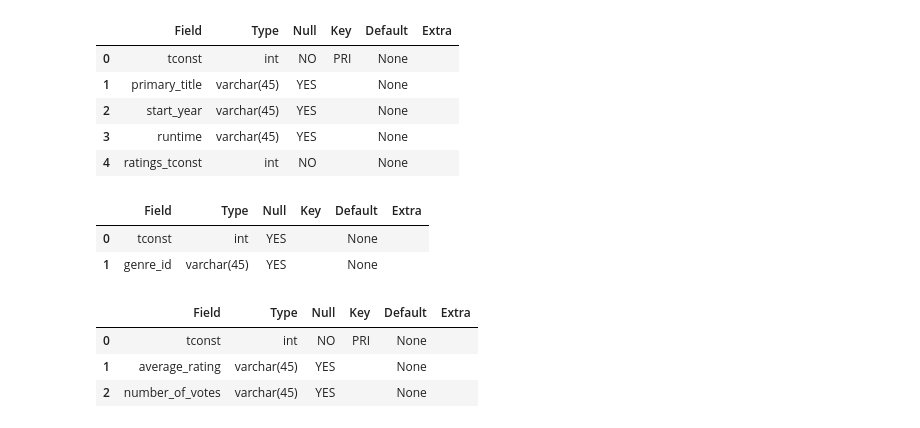
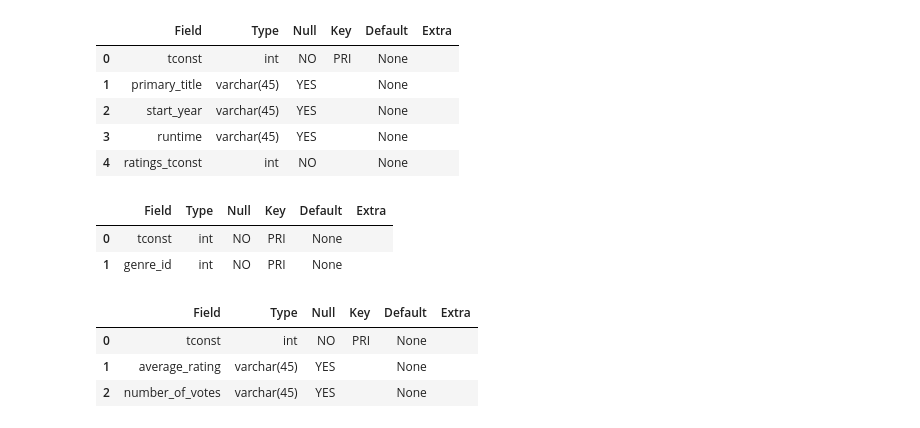
Before and after one commit to K-Pridge/NLP-Movies-Model, a Jupyter notebook: Data/Movies_Part_2.ipynb, the cells around one changed output. Drawn from its saved outputs; the diff is of its cells as text; code cells hidden in the pictures.

```diff
--- a/Data/Movies_Part_2.ipynb
+++ b/Data/Movies_Part_2.ipynb
@@ -37,13 +37,13 @@ describe
 | 3 | runtime | varchar(45) | YES |  | None |  |
 | 4 | ratings_tconst | int | NO |  | None |  |
 # %%
-q = '''DESCRIBE title_genres;'''
+q = '''DESCRIBE title_has_genres;'''
 describe = pd.read_sql(q, conn)
 describe
 # %% [output]
 |  | Field | Type | Null | Key | Default | Extra |
-| 0 | tconst | int | YES |  | None |  |
-| 1 | genre_id | varchar(45) | YES |  | None |  |
+| 0 | tconst | int | NO | PRI | None |  |
+| 1 | genre_id | int | NO | PRI | None |  |
 # %%
 q = '''DESCRIBE ratings;'''
 describe = pd.read_sql(q, conn)
```
Also changed, not shown: parts of 3 cells of this notebook.
